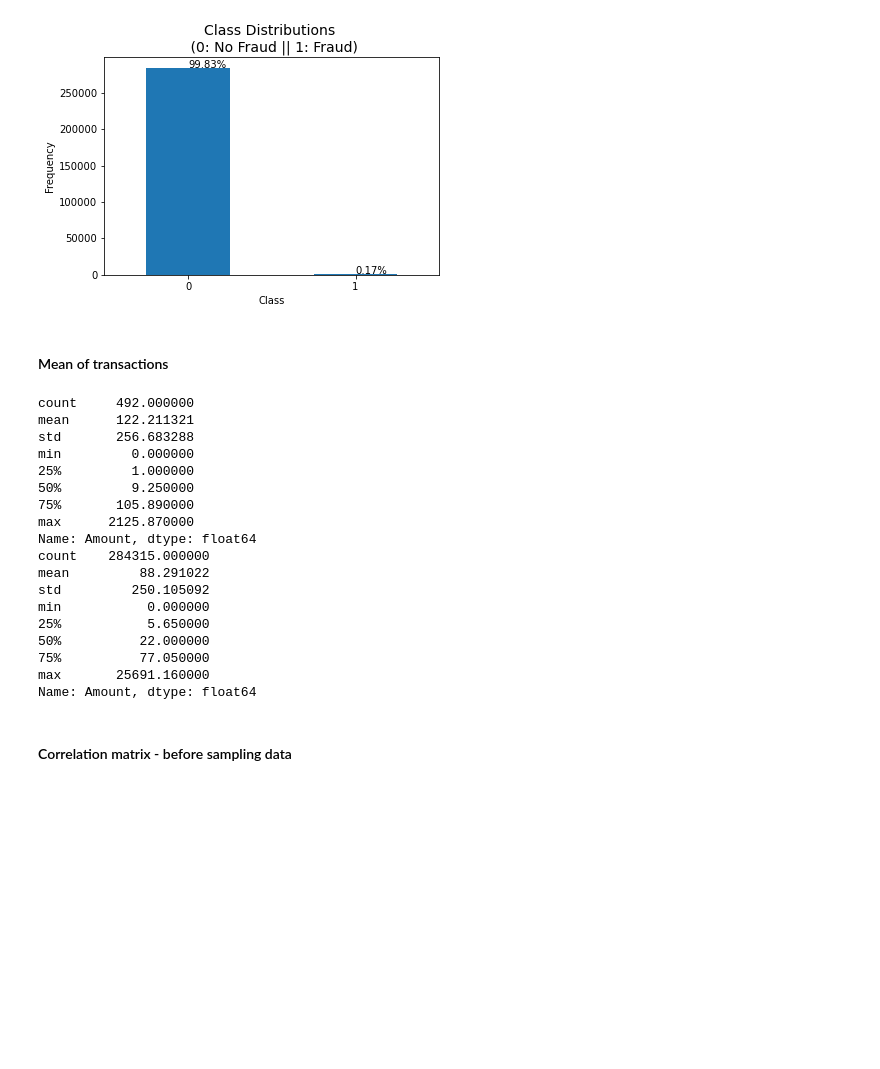
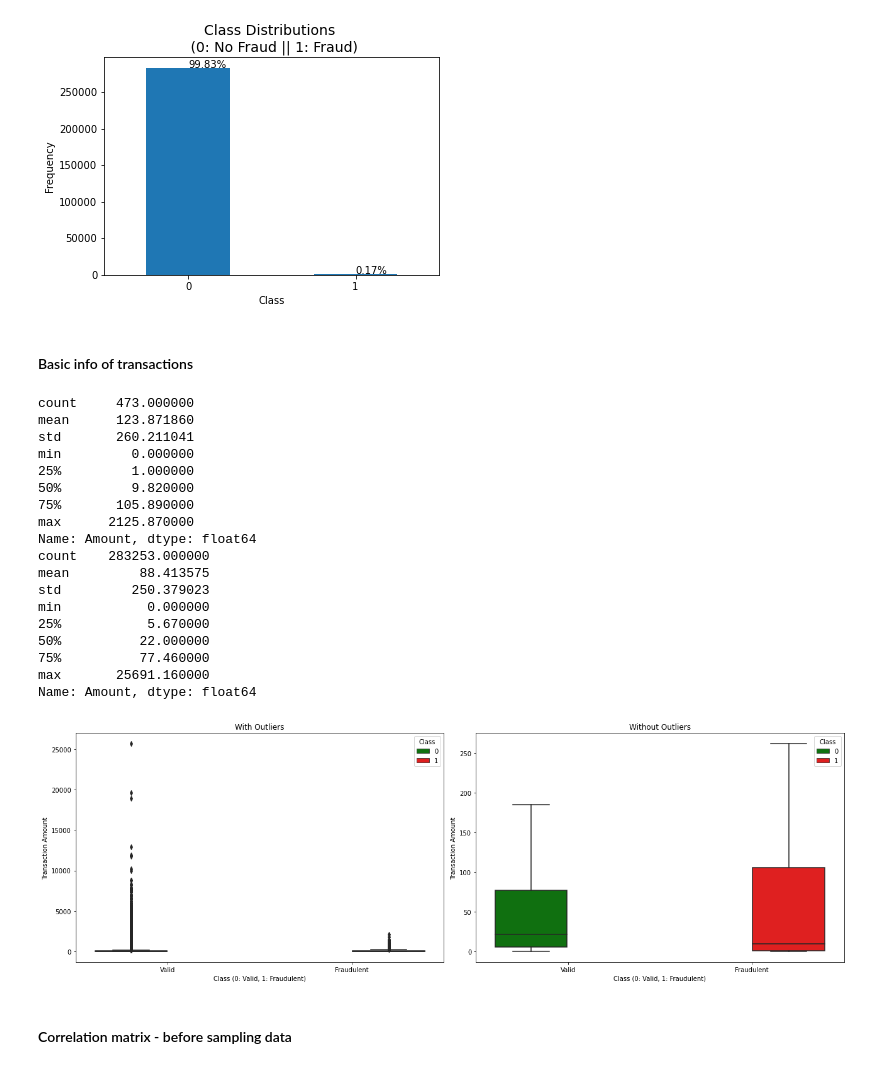
Before and after one commit to leobt23/Applications_DSE, a Jupyter notebook: code/data_exploration.ipynb, the cells around one changed output. Cells and saved outputs as stored; diff of their text form; code cells hidden in the pictures; blank space fills up the shorter version.

```diff
--- a/code/data_exploration.ipynb
+++ b/code/data_exploration.ipynb
@@ -48,7 +80,8 @@ plt.show()
 # %%
 # Determine number of fraud cases in dataset
-Fraud = df[df['Class'] == 1]
-Valid = df[df['Class'] == 0]
+
+Fraud = df_modified[df_modified['Class'] == 1]
+Valid = df_modified[df_modified['Class'] == 0]
 outlier_fraction = len(Fraud) / float(len(Valid))
 print(outlier_fraction)
 print('Fraud Cases: {}'.format(len(Fraud)))
@@ -90,30 +119,49 @@ plt.show()
 # %% [output]
 [figure]
 # %% [markdown]
-#### Mean of transactions
+#### Basic info of transactions
-# %%
-# mean amount of money per transaction by fraudulent transactions
-print(Fraud.Amount.describe())
-print(Valid.Amount.describe())
-# %% [output]
-count     492.000000
-mean      122.211321
-std       256.683288
-min         0.000000
-25%         1.000000
-50%         9.250000
-75%       105.890000
-max      2125.870000
-Name: Amount, dtype: float64
-count    284315.000000
-mean         88.291022
-std         250.105092
-min           0.000000
-25%           5.650000
-50%          22.000000
-75%          77.050000
-max       25691.160000
-Name: Amount, dtype: float64
+# %%
+# mean amount of money per transaction by fraudulent transactions
+print(Fraud.Amount.describe())
+print(Valid.Amount.describe())
+
+# Boxplot outliers and whiskers
+fig, (ax1, ax2) = plt.subplots(1, 2, figsize=(18, 6))
+
+sns.boxplot(ax=ax1, x="Class", y="Amount", hue="Class", data=df_modified, palette={1: 'red', 0: 'green'}, showfliers=True)
+ax1.set_title('With Outliers')
+ax1.set_xlabel('Class (0: Valid, 1: Fraudulent)')
+ax1.set_ylabel('Transaction Amount')
+ax1.set_xticklabels(['Valid', 'Fraudulent'])
+
+sns.boxplot(ax=ax2, x="Class", y="Amount", hue="Class", data=df_modified, palette={1: 'red', 0: 'green'}, showfliers=False)
+ax2.set_title('Without Outliers')
+ax2.set_xlabel('Class (0: Valid, 1: Fraudulent)')
+ax2.set_ylabel('Transaction Amount')
+ax2.set_xticklabels(['Valid', 'Fraudulent'])
+
+plt.tight_layout()
+plt.show()
+# %% [output]
+count     473.000000
+mean      123.871860
+std       260.211041
+min         0.000000
+25%         1.000000
+50%         9.820000
+75%       105.890000
+max      2125.870000
+Name: Amount, dtype: float64
+count    283253.000000
+mean         88.413575
+std         250.379023
+min           0.000000
+25%           5.670000
+50%          22.000000
+75%          77.460000
+max       25691.160000
+Name: Amount, dtype: float64
+[figure, added]
 # %% [markdown]
 #### Correlation matrix - before sampling data
 # %%
```
Also changed, not shown: parts of 36 cells of this notebook, 8 other files.
